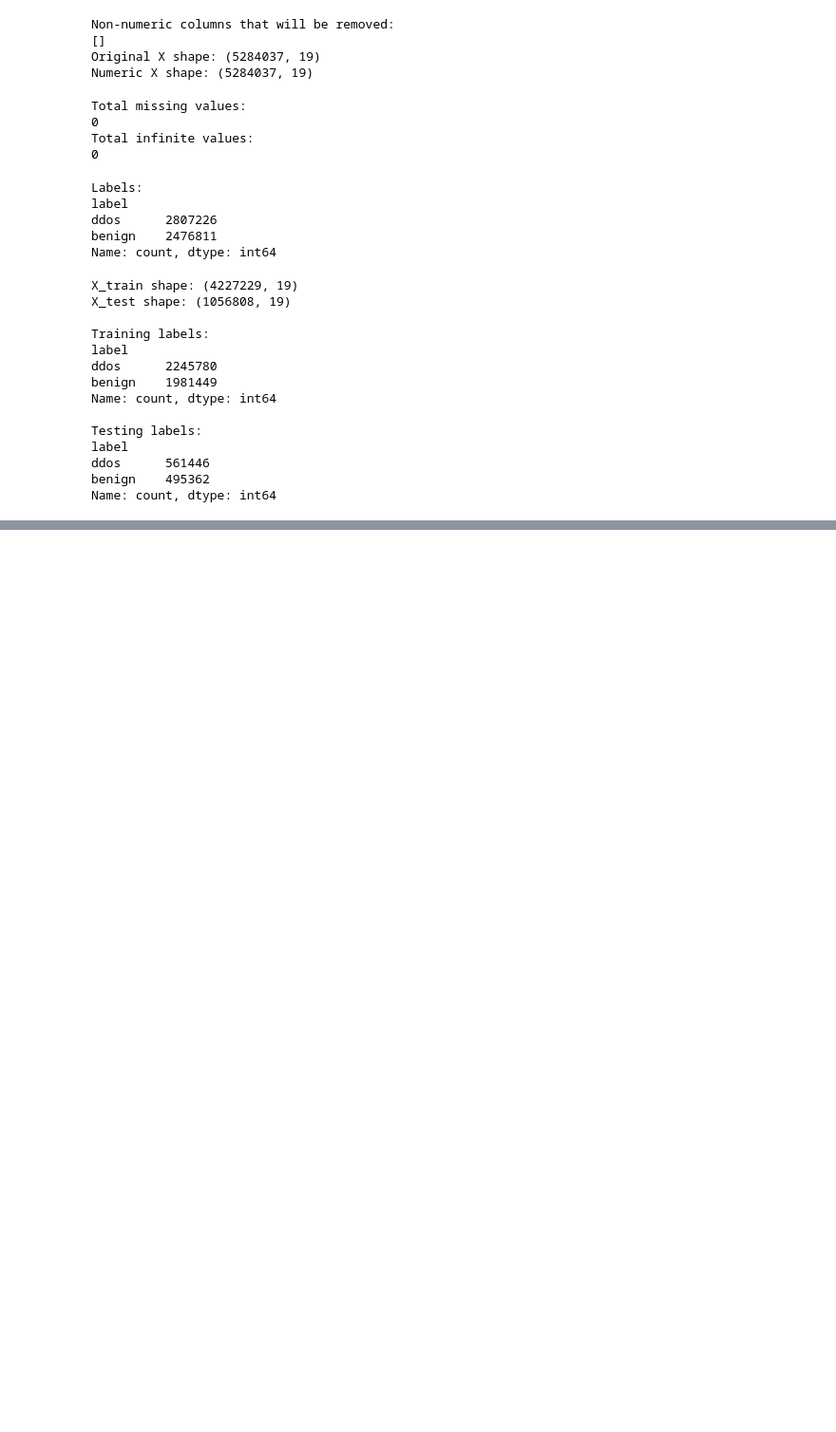
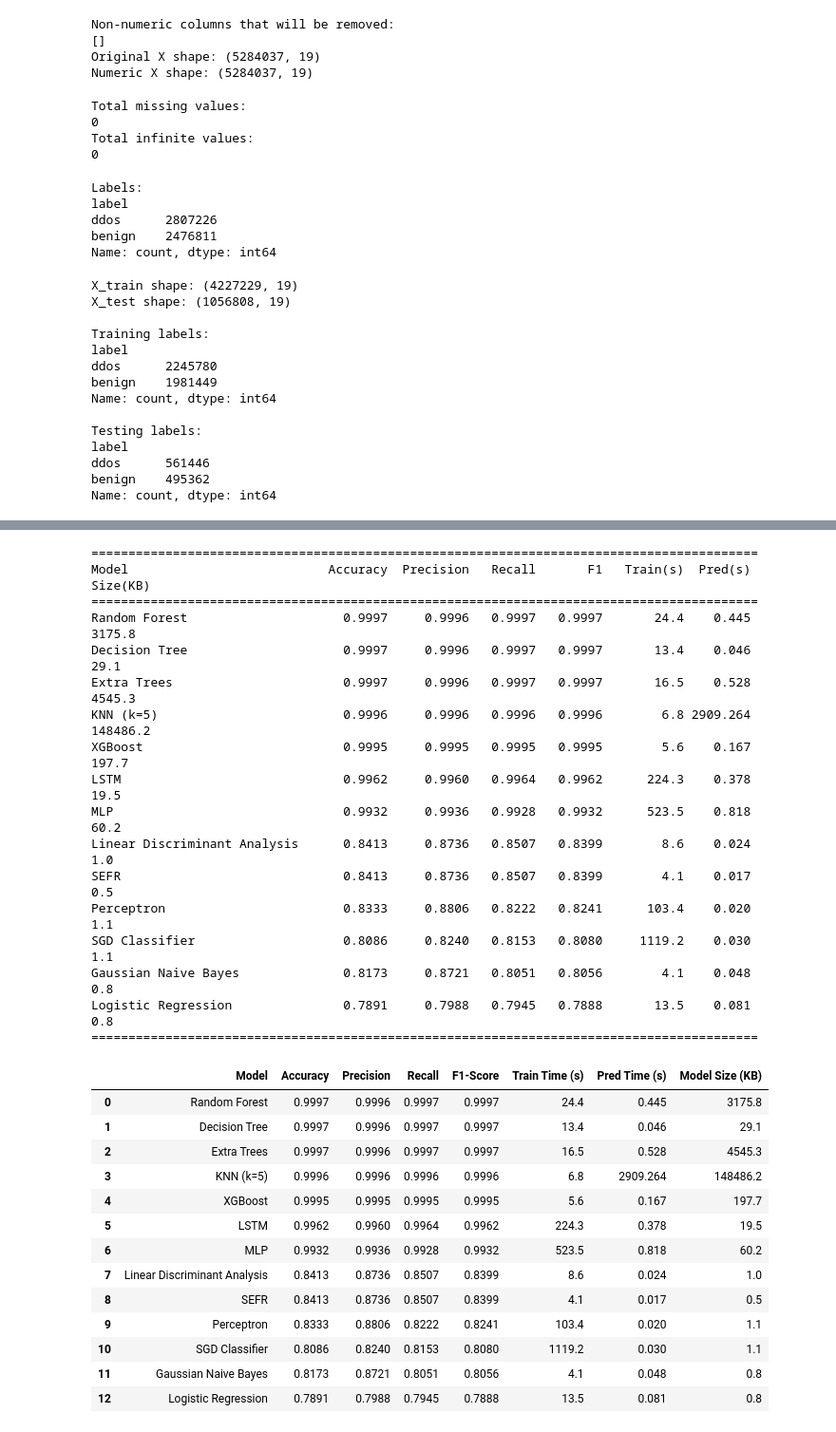
Before and after one commit to samiachoueiri/DDoS_ML, a Jupyter notebook: training/training.ipynb, the cells around one changed output, grey strips where cells are left out. Shown at 95% size. Cells and saved outputs as stored; diff of their text form; code cells hidden in the pictures; blank space fills up the shorter version.

```diff
--- a/training/training.ipynb
+++ b/training/training.ipynb
@@ -583,13 +644,32 @@ display(feature_importance_df)
 # %%
+import pickle
 from sklearn.metrics import classification_report, confusion_matrix, accuracy_score
 
+_start = time.time()
 y_pred = rf_model.predict(X_test)
+rf_pred_time = time.time() - _start
 
-print("Accuracy:", accuracy_score(y_test, y_pred))
+rf_size_kb = len(pickle.dumps(rf_model)) / 1024
+acc = accuracy_score(y_test, y_pred)
+report_dict = classification_report(y_test, y_pred, output_dict=True)
+
+print(f"Accuracy: {acc:.4f}")
+print(f"Train time: {rf_train_time:.1f}s | Pred time: {rf_pred_time:.3f}s | Model size: {rf_size_kb:.1f} KB")
 
 print("\nConfusion matrix:")
 print(confusion_matrix(y_test, y_pred))
 
 print("\nClassification report:")
-print(classification_report(y_test, y_pred))
+print(classification_report(y_test, y_pred, digits=4))
+
+results.append({
+    "Model": "Random Forest",
+    "Accuracy": round(acc, 4),
+    "Precision": round(report_dict["macro avg"]["precision"], 4),
+    "Recall": round(report_dict["macro avg"]["recall"], 4),
+    "F1-Score": round(report_dict["macro avg"]["f1-score"], 4),
+    "Train Time (s)": round(rf_train_time, 1),
+    "Pred Time (s)": round(rf_pred_time, 3),
+    "Model Size (KB)": round(rf_size_kb, 1),
+})
 # %% [output]
@@ -610,0 +1369,50 @@ weighted avg       1.00      1.00      1.00   1056808
+# %%
+import pandas as pd
+import matplotlib.pyplot as plt
+
+results_df = pd.DataFrame(results).sort_values("F1-Score", ascending=False).reset_index(drop=True)
+
+print("=" * 90)
+print(f"{'Model':<30} {'Accuracy':>9} {'Precision':>10} {'Recall':>8} {'F1':>8} "
+      f"{'Train(s)':>10} {'Pred(s)':>8} {'Size(KB)':>10}")
+print("=" * 90)
+for _, row in results_df.iterrows():
+    print(f"{row['Model']:<30} {row['Accuracy']:>9.4f} {row['Precision']:>10.4f} "
+          f"{row['Recall']:>8.4f} {row['F1-Score']:>8.4f} "
+          f"{row['Train Time (s)']:>10.1f} {row['Pred Time (s)']:>8.3f} "
+          f"{row['Model Size (KB)']:>10.1f}")
+print("=" * 90)
+
+display(results_df)
+# %% [output]
+==========================================================================================
+Model                           Accuracy  Precision   Recall       F1   Train(s)  Pred(s)   Size(KB)
+==========================================================================================
+Random Forest                     0.9997     0.9996   0.9997   0.9997       24.4    0.445     3175.8
+Decision Tree                     0.9997     0.9996   0.9997   0.9997       13.4    0.046       29.1
+Extra Trees                       0.9997     0.9996   0.9997   0.9997       16.5    0.528     4545.3
+KNN (k=5)                         0.9996     0.9996   0.9996   0.9996        6.8 2909.264   148486.2
+XGBoost                           0.9995     0.9995   0.9995   0.9995        5.6    0.167      197.7
+LSTM                              0.9962     0.9960   0.9964   0.9962      224.3    0.378       19.5
+MLP                               0.9932     0.9936   0.9928   0.9932      523.5    0.818       60.2
+Linear Discriminant Analysis      0.8413     0.8736   0.8507   0.8399        8.6    0.024        1.0
+SEFR                              0.8413     0.8736   0.8507   0.8399        4.1    0.017        0.5
+Perceptron                        0.8333     0.8806   0.8222   0.8241      103.4    0.020        1.1
+SGD Classifier                    0.8086     0.8240   0.8153   0.8080     1119.2    0.030        1.1
+Gaussian Naive Bayes              0.8173     0.8721   0.8051   0.8056        4.1    0.048        0.8
+Logistic Regression               0.7891     0.7988   0.7945   0.7888       13.5    0.081        0.8
+==========================================================================================
+|  | Model | Accuracy | Precision | Recall | F1-Score | Train Time (s) | Pred Time (s) | Model Size (KB) |
+| 0 | Random Forest | 0.9997 | 0.9996 | 0.9997 | 0.9997 | 24.4 | 0.445 | 3175.8 |
+| 1 | Decision Tree | 0.9997 | 0.9996 | 0.9997 | 0.9997 | 13.4 | 0.046 | 29.1 |
+| 2 | Extra Trees | 0.9997 | 0.9996 | 0.9997 | 0.9997 | 16.5 | 0.528 | 4545.3 |
+| 3 | KNN (k=5) | 0.9996 | 0.9996 | 0.9996 | 0.9996 | 6.8 | 2909.264 | 148486.2 |
+| 4 | XGBoost | 0.9995 | 0.9995 | 0.9995 | 0.9995 | 5.6 | 0.167 | 197.7 |
+| 5 | LSTM | 0.9962 | 0.9960 | 0.9964 | 0.9962 | 224.3 | 0.378 | 19.5 |
+| 6 | MLP | 0.9932 | 0.9936 | 0.9928 | 0.9932 | 523.5 | 0.818 | 60.2 |
+| 7 | Linear Discriminant Analysis | 0.8413 | 0.8736 | 0.8507 | 0.8399 | 8.6 | 0.024 | 1.0 |
+| 8 | SEFR | 0.8413 | 0.8736 | 0.8507 | 0.8399 | 4.1 | 0.017 | 0.5 |
+| 9 | Perceptron | 0.8333 | 0.8806 | 0.8222 | 0.8241 | 103.4 | 0.020 | 1.1 |
+| 10 | SGD Classifier | 0.8086 | 0.8240 | 0.8153 | 0.8080 | 1119.2 | 0.030 | 1.1 |
+| 11 | Gaussian Naive Bayes | 0.8173 | 0.8721 | 0.8051 | 0.8056 | 4.1 | 0.048 | 0.8 |
+| 12 | Logistic Regression | 0.7891 | 0.7988 | 0.7945 | 0.7888 | 13.5 | 0.081 | 0.8 |
```
Also changed, not shown: parts of 50 cells of this notebook, 1 other file.
